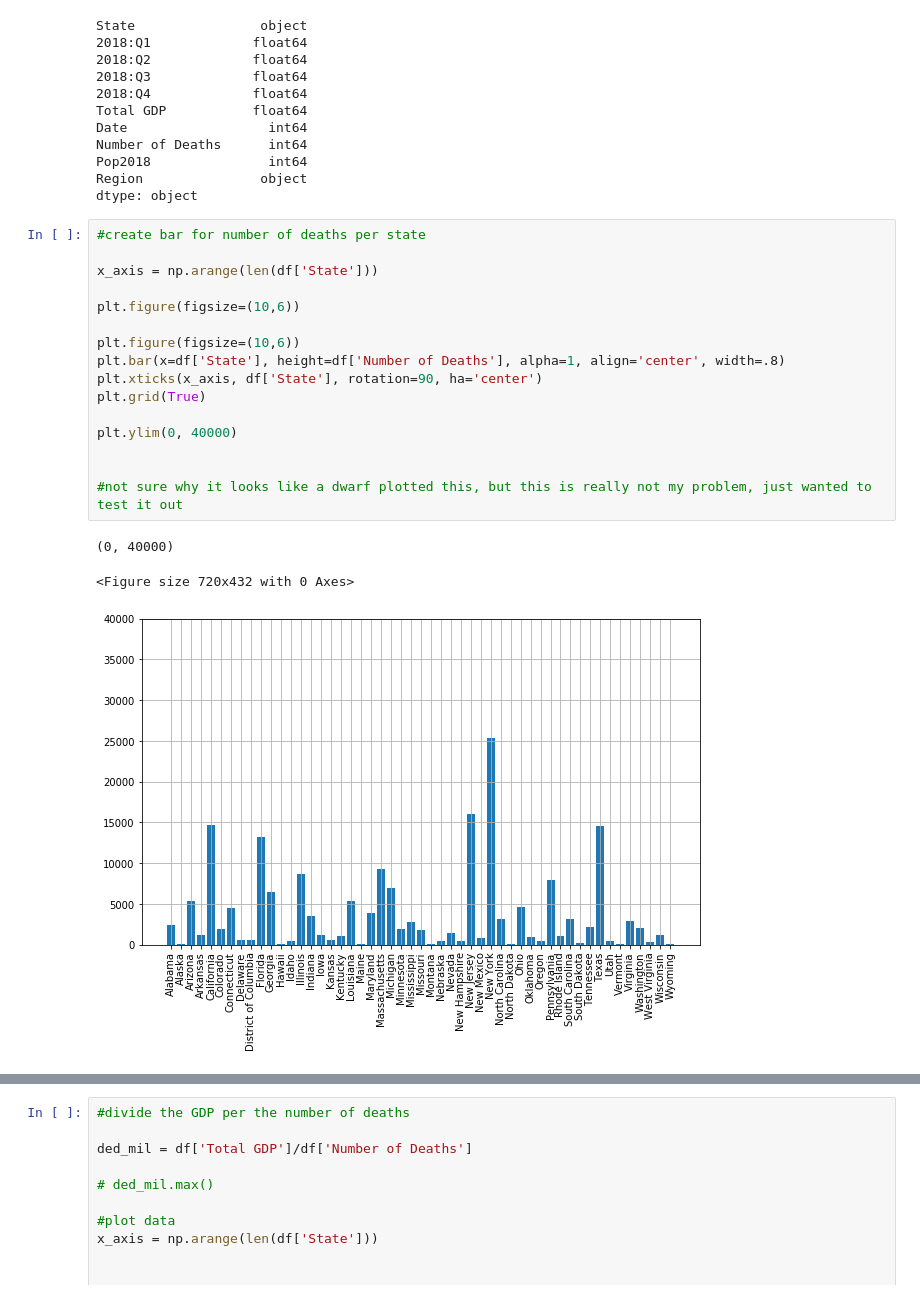
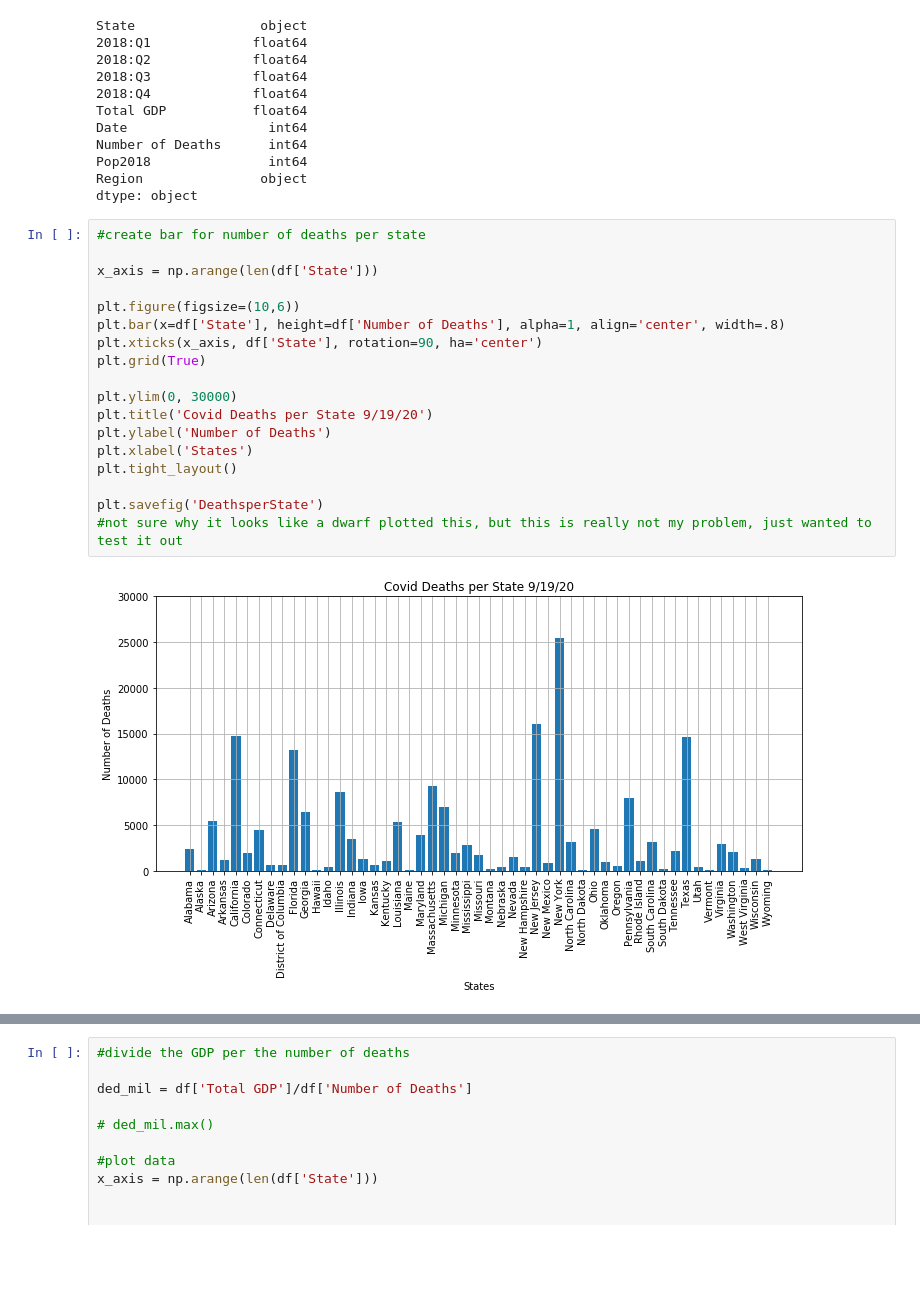
Before and after one commit to debrawu/ProjectOne, a Jupyter notebook: Project One - Visualizations .ipynb, the cells around one changed output, grey strips where cells are left out. Drawn from its saved outputs; the diff is of its cells as text; blank space fills up the shorter version.

```diff
--- a/Project One - Visualizations .ipynb
+++ b/Project One - Visualizations .ipynb
@@ -42,23 +42,23 @@ dtype: object
 # %%
 #create bar for number of deaths per state
 
 x_axis = np.arange(len(df['State']))
 
 plt.figure(figsize=(10,6))
-
-plt.figure(figsize=(10,6))
 plt.bar(x=df['State'], height=df['Number of Deaths'], alpha=1, align='center', width=.8)
 plt.xticks(x_axis, df['State'], rotation=90, ha='center')
 plt.grid(True)
 
-plt.ylim(0, 40000)
+plt.ylim(0, 30000)
+plt.title('Covid Deaths per State 9/19/20')
+plt.ylabel('Number of Deaths')
+plt.xlabel('States')
+plt.tight_layout()
 
-
+plt.savefig('DeathsperState')
 #not sure why it looks like a dwarf plotted this, but this is really not my problem, just wanted to test it out
 # %% [output]
-(0, 40000)
-<Figure size 720x432 with 0 Axes>
-[figure, old version]
+[figure, new version]
 # %%
 #compare two data sets, GDP & deaths per state
 n_groups = (len(df['State']))
```
Also changed, not shown: parts of 7 cells of this notebook, 12 other files.
